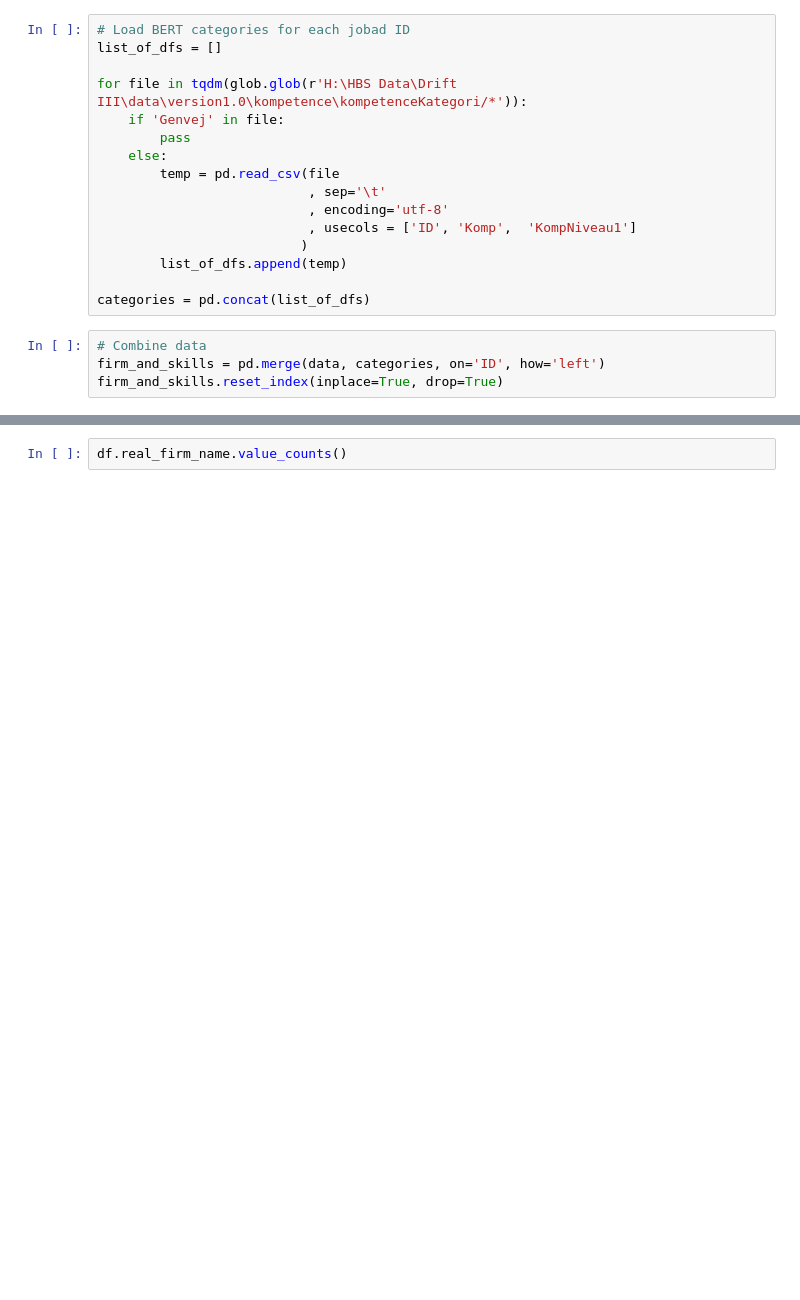
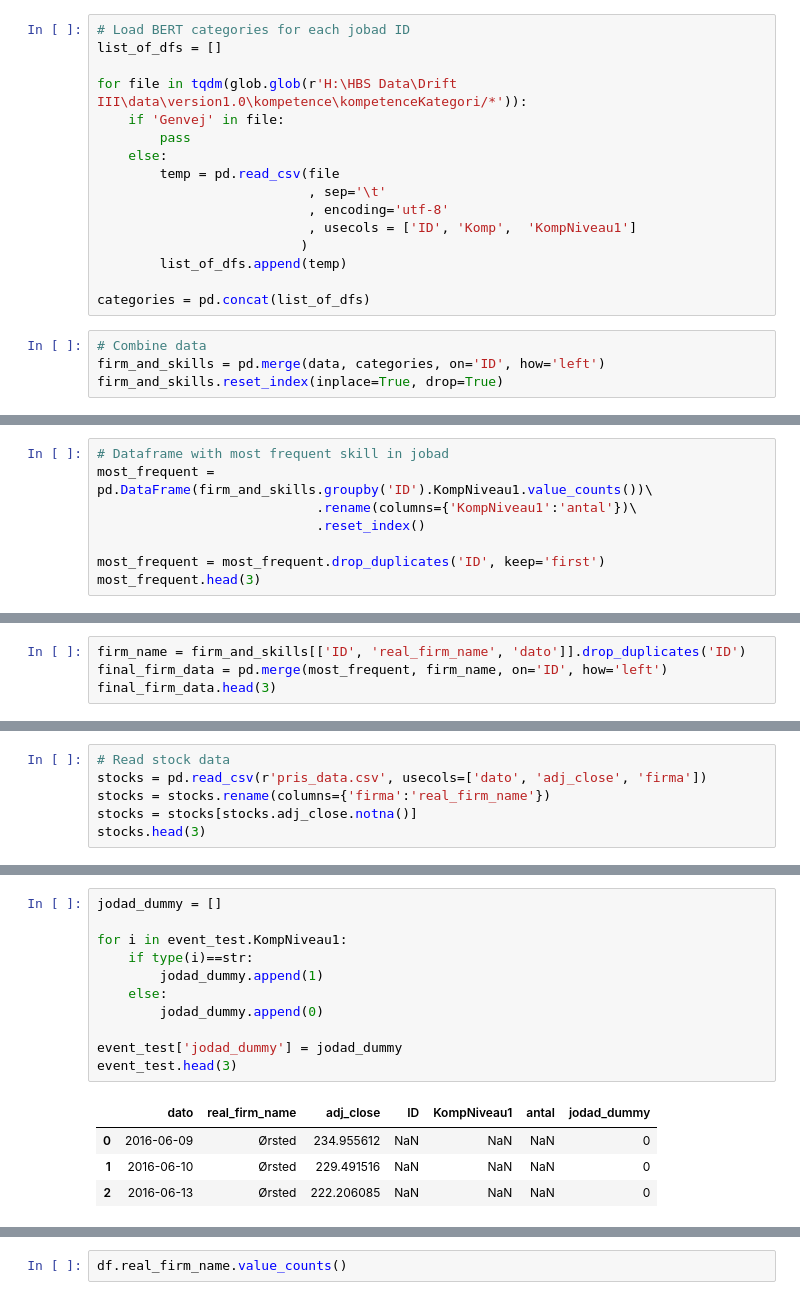
Before and after one commit to s-honore/Workforce-Skills-as-Performance-Indicators, a Jupyter notebook: create_data.ipynb, the cells around one changed output, grey strips where cells are left out. Cells and saved outputs as stored; diff of their text form; blank space fills up the shorter version.

```diff
--- a/create_data.ipynb
+++ b/create_data.ipynb
@@ -42,0 +57,8 @@ firm_and_skills
+# %%
+# Dataframe with most frequent skill in jobad
+most_frequent = pd.DataFrame(firm_and_skills.groupby('ID').KompNiveau1.value_counts())\
+                            .rename(columns={'KompNiveau1':'antal'})\
+                            .reset_index()
+
+most_frequent = most_frequent.drop_duplicates('ID', keep='first')
+most_frequent.head(3)
@@ -42,0 +70,4 @@ firm_and_skills
+# %%
+firm_name = firm_and_skills[['ID', 'real_firm_name', 'dato']].drop_duplicates('ID')
+final_firm_data = pd.merge(most_frequent, firm_name, on='ID', how='left')
+final_firm_data.head(3)
@@ -42,0 +79,6 @@ firm_and_skills
+# %%
+# Read stock data
+stocks = pd.read_csv(r'pris_data.csv', usecols=['dato', 'adj_close', 'firma'])
+stocks = stocks.rename(columns={'firma':'real_firm_name'})
+stocks = stocks[stocks.adj_close.notna()]
+stocks.head(3)
@@ -42,0 +98,16 @@ firm_and_skills
+# %%
+jodad_dummy = []
+
+for i in event_test.KompNiveau1:
+    if type(i)==str:
+        jodad_dummy.append(1)
+    else:
+        jodad_dummy.append(0)
+
+event_test['jodad_dummy'] = jodad_dummy
+event_test.head(3)
+# %% [output]
+|  | dato | real_firm_name | adj_close | ID | KompNiveau1 | antal | jodad_dummy |
+| 0 | 2016-06-09 | Ørsted | 234.955612 | NaN | NaN | NaN | 0 |
+| 1 | 2016-06-10 | Ørsted | 229.491516 | NaN | NaN | NaN | 0 |
+| 2 | 2016-06-13 | Ørsted | 222.206085 | NaN | NaN | NaN | 0 |
```
Also changed, not shown: parts of 10 cells of this notebook, 1 other file.
